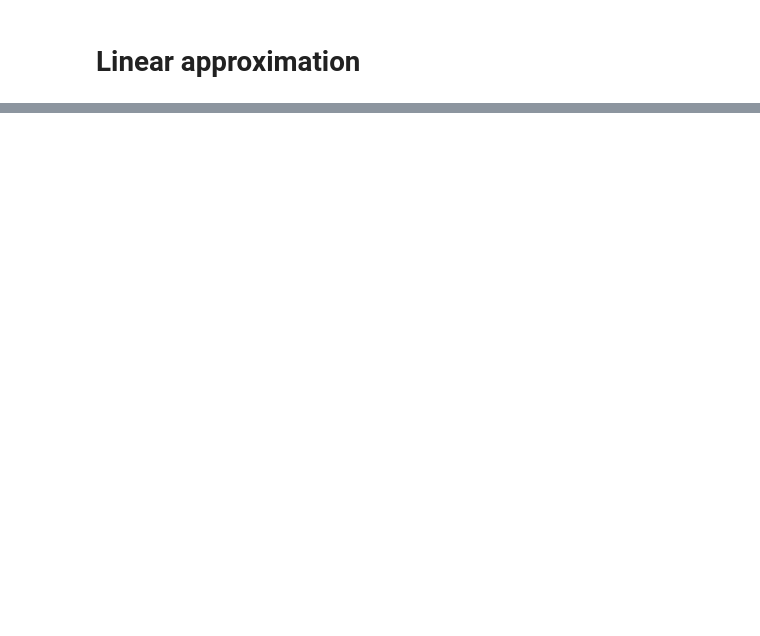
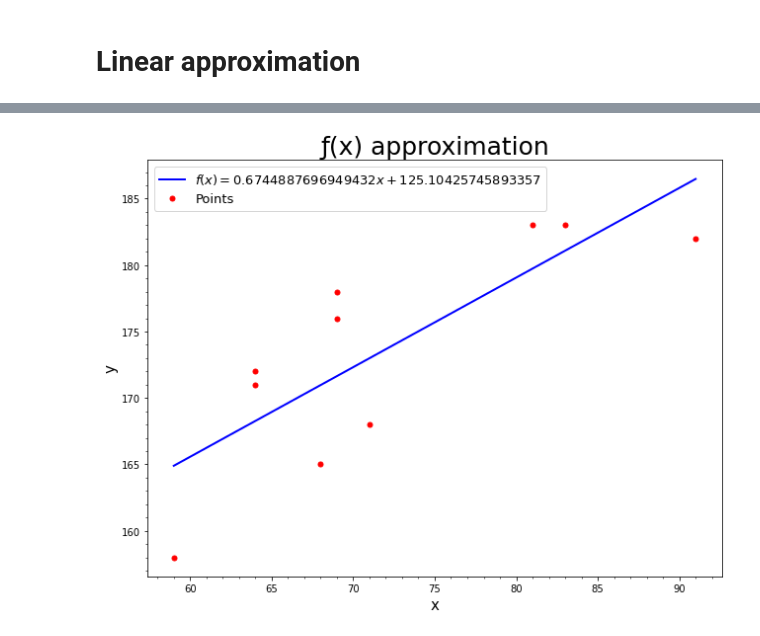
Before and after one commit to SaviDan245/ml-lessons, a Jupyter notebook: linear-approx/linear_approx.ipynb, the cells around one changed output, grey strips where cells are left out. Saved outputs shown, nothing was run; the diff lists cells and outputs as text; code cells hidden in the pictures; blank space fills up the shorter version.

Commit message:
#2 solved second task

```diff
--- a/linear-approx/linear_approx.ipynb
+++ b/linear-approx/linear_approx.ipynb
@@ -37,0 +45,15 @@ show_plot(x, y, argmin)
+# %%
+%%timeit
+
+# Input data
+x = np.float64([83, 71, 64, 69, 69, 64, 68, 59, 81, 91])
+y = np.float64([183, 168, 171, 178, 176, 172, 165, 158, 183, 182])
+
+# Ak^2 + Bkb + Cb^2 + Dk + Eb + F
+A, B, C, D, E = (x ** 2).mean(), (2 * x).mean(), 1, (-2 * x * y).mean(), (-2 * y).mean()
+
+# {2Ak + Bb = -D
+# {Bb + 2Cb = -E
+a = np.array([[2*A, B], [B, 2*C]])
+b = np.array([-D, -E])
+k, b = np.linalg.solve(a, b)
@@ -37,0 +62,4 @@ show_plot(x, y, argmin)
+# %%
+show_linear_plot(x, y, k=k, b=b)
+# %% [output]
+[figure, added]
```
Also changed, not shown: parts of 7 cells of this notebook.
